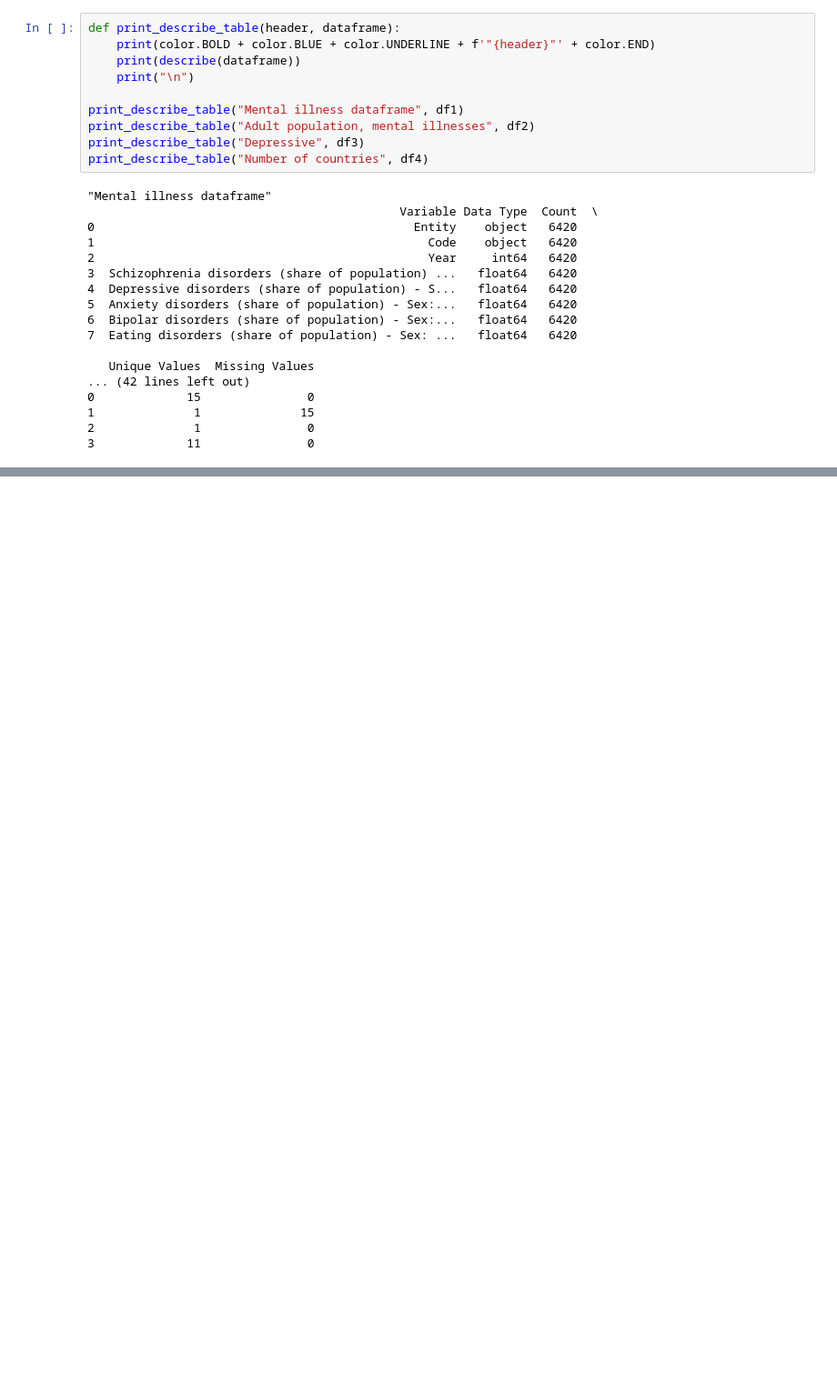
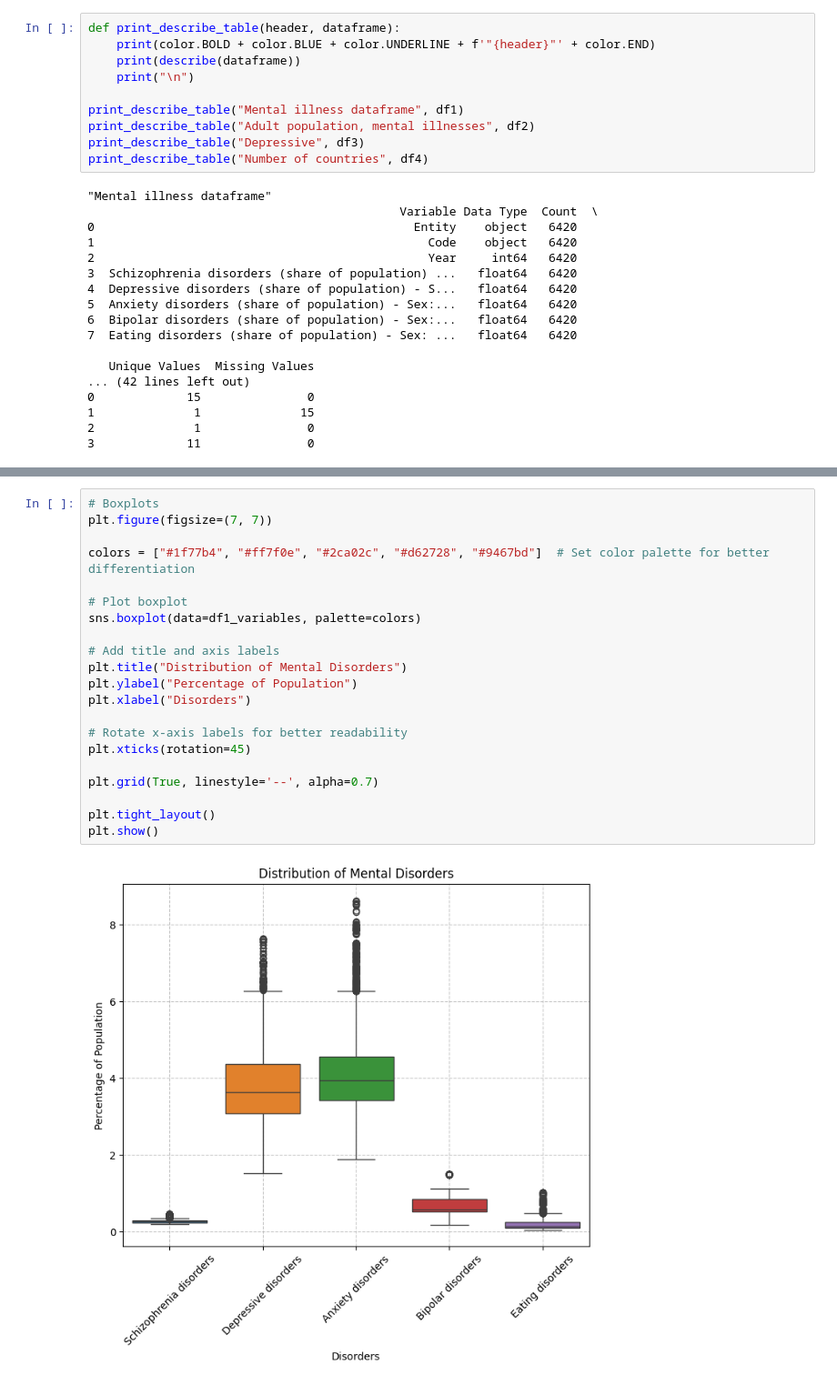
Before and after one commit to ZandomeneghiChiara/MentalHealth_SR, a Jupyter notebook: MentalHealth_SR.ipynb, the cells around one changed output, grey strips where cells are left out. Shown at 91% size. Saved outputs shown, nothing was run; the diff lists cells and outputs as text; blank space fills up the shorter version.

```diff
--- a/MentalHealth_SR.ipynb
+++ b/MentalHealth_SR.ipynb
@@ -135,0 +184,23 @@ ValueError: The truth value of an array with more than one element is ambiguous.
+# %%
+# Boxplots
+plt.figure(figsize=(7, 7))
+
+colors = ["#1f77b4", "#ff7f0e", "#2ca02c", "#d62728", "#9467bd"]  # Set color palette for better differentiation
+
+# Plot boxplot
+sns.boxplot(data=df1_variables, palette=colors)
+
+# Add title and axis labels
+plt.title("Distribution of Mental Disorders")
+plt.ylabel("Percentage of Population")
+plt.xlabel("Disorders")
+
+# Rotate x-axis labels for better readability
+plt.xticks(rotation=45)
+
+plt.grid(True, linestyle='--', alpha=0.7)
+
+plt.tight_layout()
+plt.show()
+# %% [output]
+[figure, added]
```
Also changed, not shown: parts of 24 cells of this notebook.
